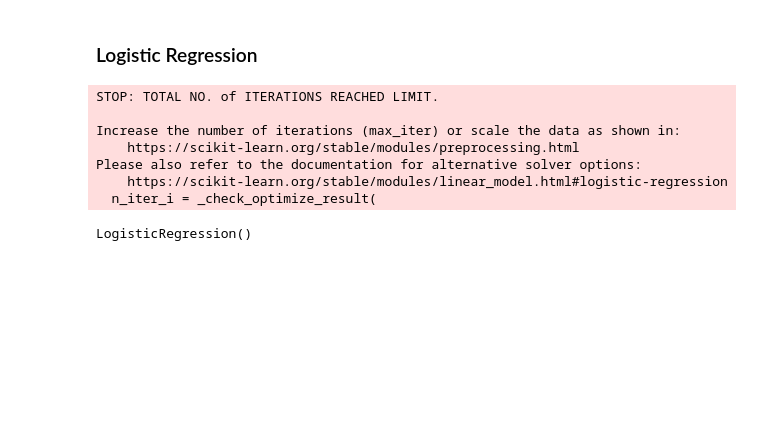
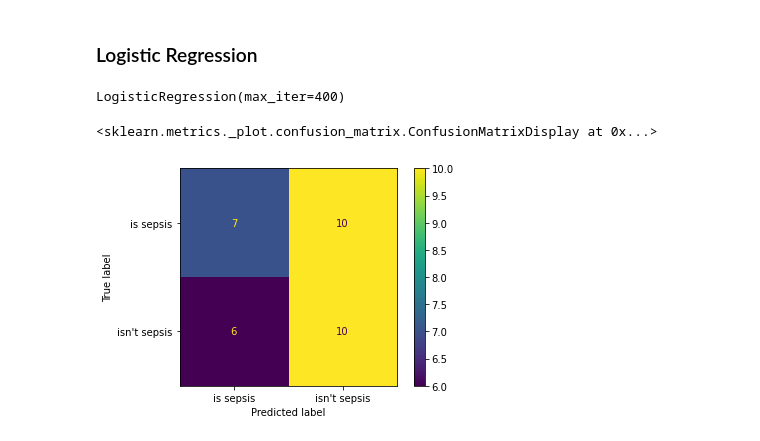
Before and after one commit to zengjilie/sepsis-prediction, a Jupyter notebook: main.ipynb, the cells around one changed output. Saved outputs shown, nothing was run; the diff lists cells and outputs as text; code cells hidden in the pictures; blank space fills up the shorter version.

```diff
--- a/main.ipynb
+++ b/main.ipynb
@@ -282,15 +282,18 @@ plot_confusion_matrix(clf_xgb,
 # %% [markdown]
 ### Logistic Regression
 # %%
-lr = LogisticRegression(solver='lbfgs', max_iter=100)
+clf_lr = LogisticRegression(solver='lbfgs', max_iter=400)
 
-lr.fit(X_train, y_train)
+clf_lr.fit(X_train, y_train)
 # %% [output]
-STOP: TOTAL NO. of ITERATIONS REACHED LIMIT.
-
-Increase the number of iterations (max_iter) or scale the data as shown in:
-    https://scikit-learn.org/stable/modules/preprocessing.html
-Please also refer to the documentation for alternative solver options:
-    https://scikit-learn.org/stable/modules/linear_model.html#logistic-regression
-  n_iter_i = _check_optimize_result(
+LogisticRegression(max_iter=400)
-LogisticRegression()
+# %%
+# Model Performance
+plot_confusion_matrix(clf_lr,
+                     X_test,
+                     y_test,
+                     values_format='d',
+                     display_labels=["is sepsis","isn't sepsis"])
+# %% [output]
+<sklearn.metrics._plot.confusion_matrix.ConfusionMatrixDisplay at 0x...>
+[figure, added]
```
Also changed, not shown: parts of 1 cell of this notebook.
